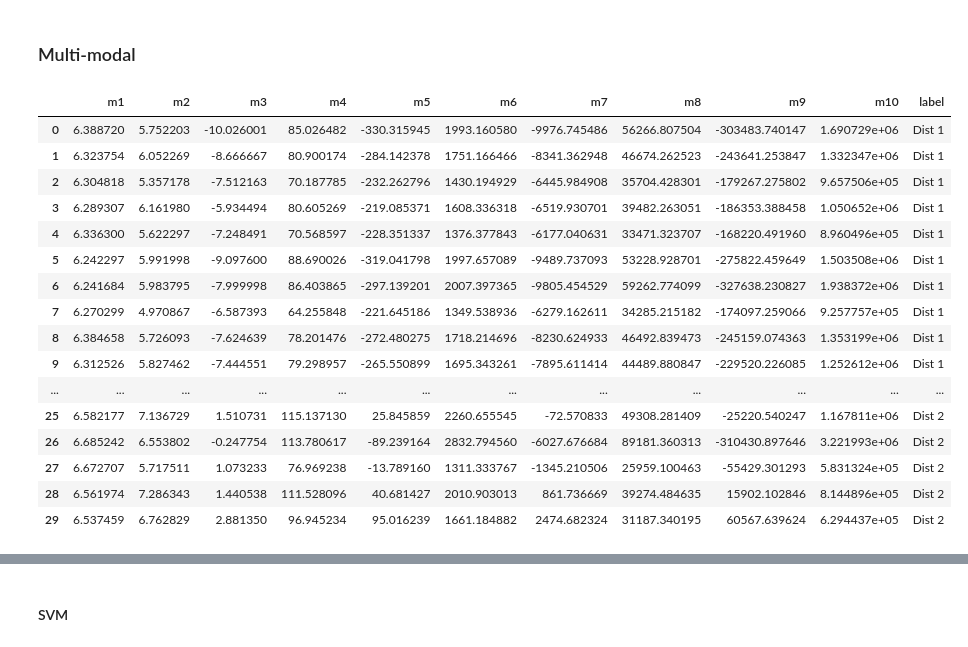
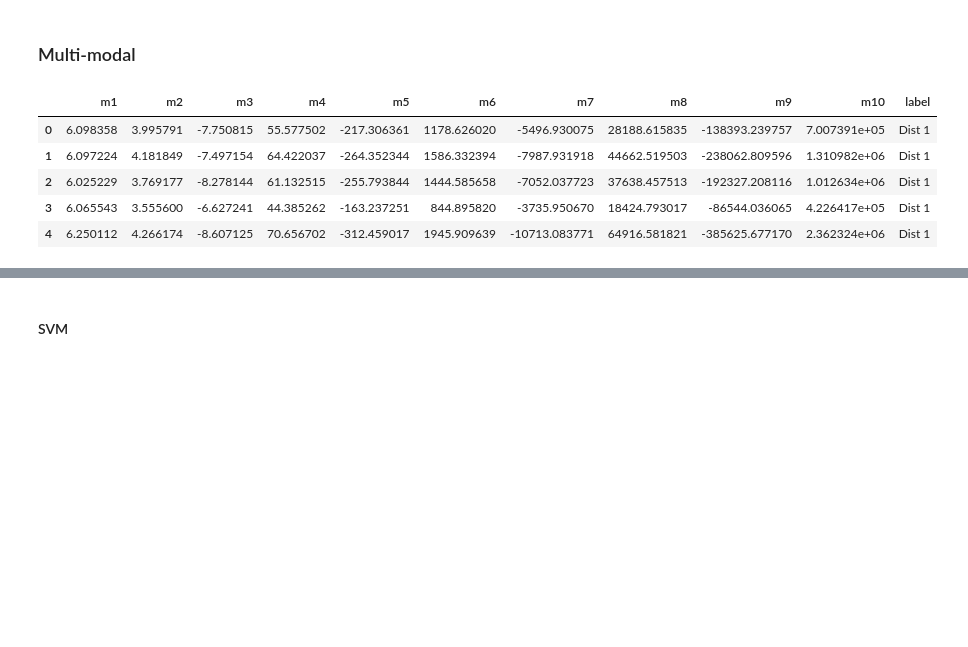
Before and after one commit to sheilafarrahi/thesis, a Jupyter notebook: moments_approach.ipynb, the cells around one changed output, grey strips where cells are left out. Cells and saved outputs as stored; diff of their text form; code cells hidden in the pictures; blank space fills up the shorter version.

```diff
--- a/moments_approach.ipynb
+++ b/moments_approach.ipynb
@@ -162,22 +170,11 @@ sample_size=50
 # %%
 mm_df= dm.get_multimodal_dists(nr_mm_dist, nr_sample_sets, nr_modes, sample_size)
 moments_df = dem.get_moments(mm_df, 10)
-moments_df.head(30)
+moments_df.head(5)
 # %% [output]
 |  | m1 | m2 | m3 | m4 | m5 | m6 | m7 | m8 | m9 | m10 | label |
-| 0 | 6.388720 | 5.752203 | -10.026001 | 85.026482 | -330.315945 | 1993.160580 | -9976.745486 | 56266.807504 | -303483.740147 | 1.690729e+06 | Dist 1 |
-| 1 | 6.323754 | 6.052269 | -8.666667 | 80.900174 | -284.142378 | 1751.166466 | -8341.362948 | 46674.262523 | -243641.253847 | 1.332347e+06 | Dist 1 |
-| 2 | 6.304818 | 5.357178 | -7.512163 | 70.187785 | -232.262796 | 1430.194929 | -6445.984908 | 35704.428301 | -179267.275802 | 9.657506e+05 | Dist 1 |
-| 3 | 6.289307 | 6.161980 | -5.934494 | 80.605269 | -219.085371 | 1608.336318 | -6519.930701 | 39482.263051 | -186353.388458 | 1.050652e+06 | Dist 1 |
-| 4 | 6.336300 | 5.622297 | -7.248491 | 70.568597 | -228.351337 | 1376.377843 | -6177.040631 | 33471.323707 | -168220.491960 | 8.960496e+05 | Dist 1 |
-| 5 | 6.242297 | 5.991998 | -9.097600 | 88.690026 | -319.041798 | 1997.657089 | -9489.737093 | 53228.928701 | -275822.459649 | 1.503508e+06 | Dist 1 |
-| 6 | 6.241684 | 5.983795 | -7.999998 | 86.403865 | -297.139201 | 2007.397365 | -9805.454529 | 59262.774099 | -327638.230827 | 1.938372e+06 | Dist 1 |
-| 7 | 6.270299 | 4.970867 | -6.587393 | 64.255848 | -221.645186 | 1349.538936 | -6279.162611 | 34285.215182 | -174097.259066 | 9.257757e+05 | Dist 1 |
-| 8 | 6.384658 | 5.726093 | -7.624639 | 78.201476 | -272.480275 | 1718.214696 | -8230.624933 | 46492.839473 | -245159.074363 | 1.353199e+06 | Dist 1 |
-| 9 | 6.312526 | 5.827462 | -7.444551 | 79.298957 | -265.550899 | 1695.343261 | -7895.611414 | 44489.880847 | -229520.226085 | 1.252612e+06 | Dist 1 |
-| ... | ... | ... | ... | ... | ... | ... | ... | ... | ... | ... | ... |
-| 25 | 6.582177 | 7.136729 | 1.510731 | 115.137130 | 25.845859 | 2260.655545 | -72.570833 | 49308.281409 | -25220.540247 | 1.167811e+06 | Dist 2 |
-| 26 | 6.685242 | 6.553802 | -0.247754 | 113.780617 | -89.239164 | 2832.794560 | -6027.676684 | 89181.360313 | -310430.897646 | 3.221993e+06 | Dist 2 |
-| 27 | 6.672707 | 5.717511 | 1.073233 | 76.969238 | -13.789160 | 1311.333767 | -1345.210506 | 25959.100463 | -55429.301293 | 5.831324e+05 | Dist 2 |
-| 28 | 6.561974 | 7.286343 | 1.440538 | 111.528096 | 40.681427 | 2010.903013 | 861.736669 | 39274.484635 | 15902.102846 | 8.144896e+05 | Dist 2 |
-| 29 | 6.537459 | 6.762829 | 2.881350 | 96.945234 | 95.016239 | 1661.184882 | 2474.682324 | 31187.340195 | 60567.639624 | 6.294437e+05 | Dist 2 |
+| 0 | 6.098358 | 3.995791 | -7.750815 | 55.577502 | -217.306361 | 1178.626020 | -5496.930075 | 28188.615835 | -138393.239757 | 7.007391e+05 | Dist 1 |
+| 1 | 6.097224 | 4.181849 | -7.497154 | 64.422037 | -264.352344 | 1586.332394 | -7987.931918 | 44662.519503 | -238062.809596 | 1.310982e+06 | Dist 1 |
+| 2 | 6.025229 | 3.769177 | -8.278144 | 61.132515 | -255.793844 | 1444.585658 | -7052.037723 | 37638.457513 | -192327.208116 | 1.012634e+06 | Dist 1 |
+| 3 | 6.065543 | 3.555600 | -6.627241 | 44.385262 | -163.237251 | 844.895820 | -3735.950670 | 18424.793017 | -86544.036065 | 4.226417e+05 | Dist 1 |
+| 4 | 6.250112 | 4.266174 | -8.607125 | 70.656702 | -312.459017 | 1945.909639 | -10713.083771 | 64916.581821 | -385625.677170 | 2.362324e+06 | Dist 1 |
```
Also changed, not shown: parts of 31 cells of this notebook, 2 other files.
